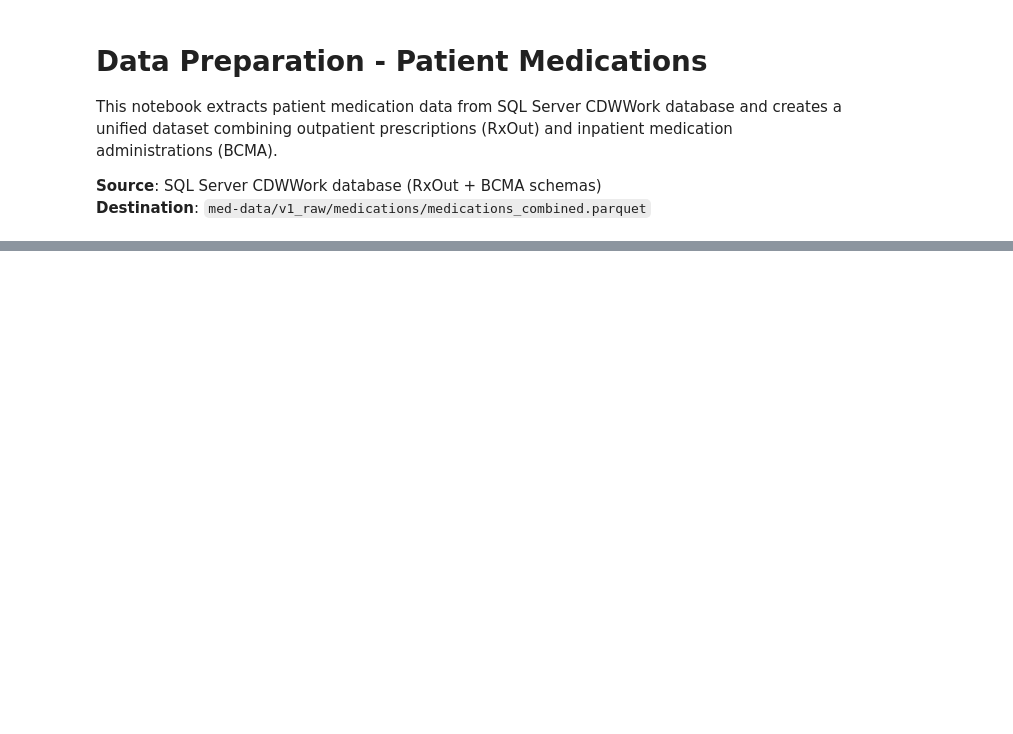
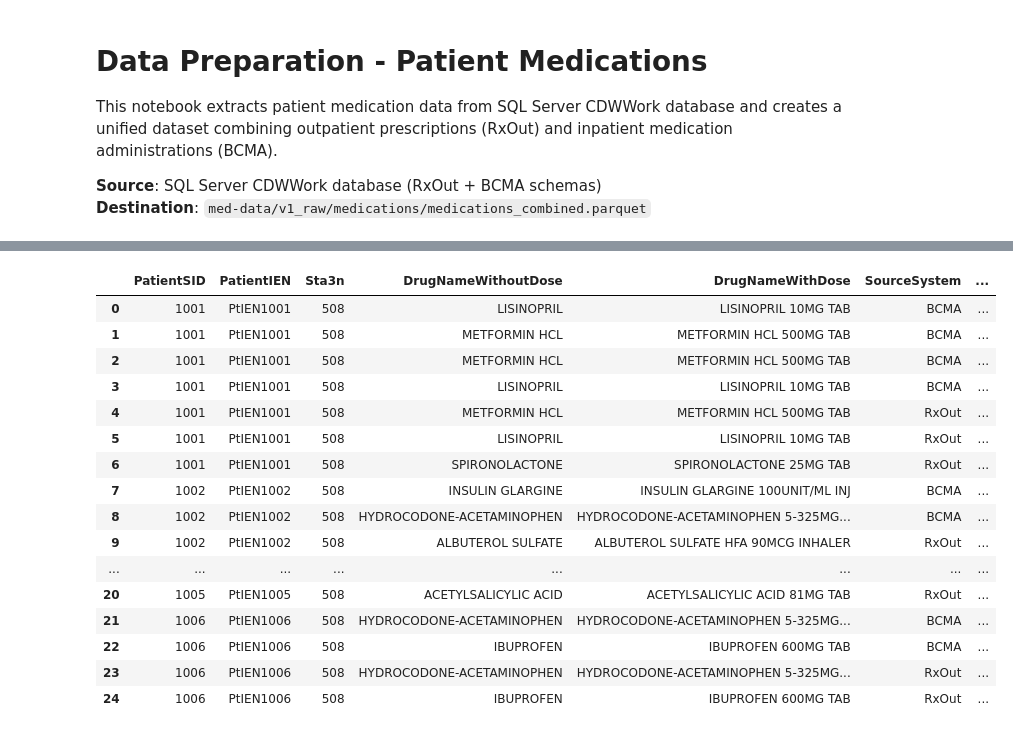
Before and after one commit to cps-med/med-insight, a Jupyter notebook: med-ml/src/01b_dataprep_medications.ipynb, the cells around one changed output, grey strips where cells are left out. Drawn from its saved outputs; the diff is of its cells as text; code cells hidden in the pictures; blank space fills up the shorter version.

```diff
--- a/med-ml/src/01b_dataprep_medications.ipynb
+++ b/med-ml/src/01b_dataprep_medications.ipynb
@@ -181,7 +213,25 @@ logging.info("SQL Server connection closed")
 # %%
 # Take a look at DataFrame
 
-df_medications.head(10)
+df_medications.head(25)
+# %% [output]
+|  | PatientSID | PatientIEN | Sta3n | DrugNameWithoutDose | DrugNameWithDose | SourceSystem | ... |
+| 0 | 1001 | PtIEN1001 | 508 | LISINOPRIL | LISINOPRIL 10MG TAB | BCMA | ... |
+| 1 | 1001 | PtIEN1001 | 508 | METFORMIN HCL | METFORMIN HCL 500MG TAB | BCMA | ... |
+| 2 | 1001 | PtIEN1001 | 508 | METFORMIN HCL | METFORMIN HCL 500MG TAB | BCMA | ... |
+| 3 | 1001 | PtIEN1001 | 508 | LISINOPRIL | LISINOPRIL 10MG TAB | BCMA | ... |
+| 4 | 1001 | PtIEN1001 | 508 | METFORMIN HCL | METFORMIN HCL 500MG TAB | RxOut | ... |
+| 5 | 1001 | PtIEN1001 | 508 | LISINOPRIL | LISINOPRIL 10MG TAB | RxOut | ... |
+| 6 | 1001 | PtIEN1001 | 508 | SPIRONOLACTONE | SPIRONOLACTONE 25MG TAB | RxOut | ... |
+| 7 | 1002 | PtIEN1002 | 508 | INSULIN GLARGINE | INSULIN GLARGINE 100UNIT/ML INJ | BCMA | ... |
+| 8 | 1002 | PtIEN1002 | 508 | HYDROCODONE-ACETAMINOPHEN | HYDROCODONE-ACETAMINOPHEN 5-325MG... | BCMA | ... |
+| 9 | 1002 | PtIEN1002 | 508 | ALBUTEROL SULFATE | ALBUTEROL SULFATE HFA 90MCG INHALER | RxOut | ... |
+| ... | ... | ... | ... | ... | ... | ... | ... |
+| 20 | 1005 | PtIEN1005 | 508 | ACETYLSALICYLIC ACID | ACETYLSALICYLIC ACID 81MG TAB | RxOut | ... |
+| 21 | 1006 | PtIEN1006 | 508 | HYDROCODONE-ACETAMINOPHEN | HYDROCODONE-ACETAMINOPHEN 5-325MG... | BCMA | ... |
+| 22 | 1006 | PtIEN1006 | 508 | IBUPROFEN | IBUPROFEN 600MG TAB | BCMA | ... |
+| 23 | 1006 | PtIEN1006 | 508 | HYDROCODONE-ACETAMINOPHEN | HYDROCODONE-ACETAMINOPHEN 5-325MG... | RxOut | ... |
+| 24 | 1006 | PtIEN1006 | 508 | IBUPROFEN | IBUPROFEN 600MG TAB | RxOut | ... |
 # %%
 # Take a look at DataFrame (tail)
 
```
Also changed, not shown: parts of 17 cells of this notebook, 6 other files.
